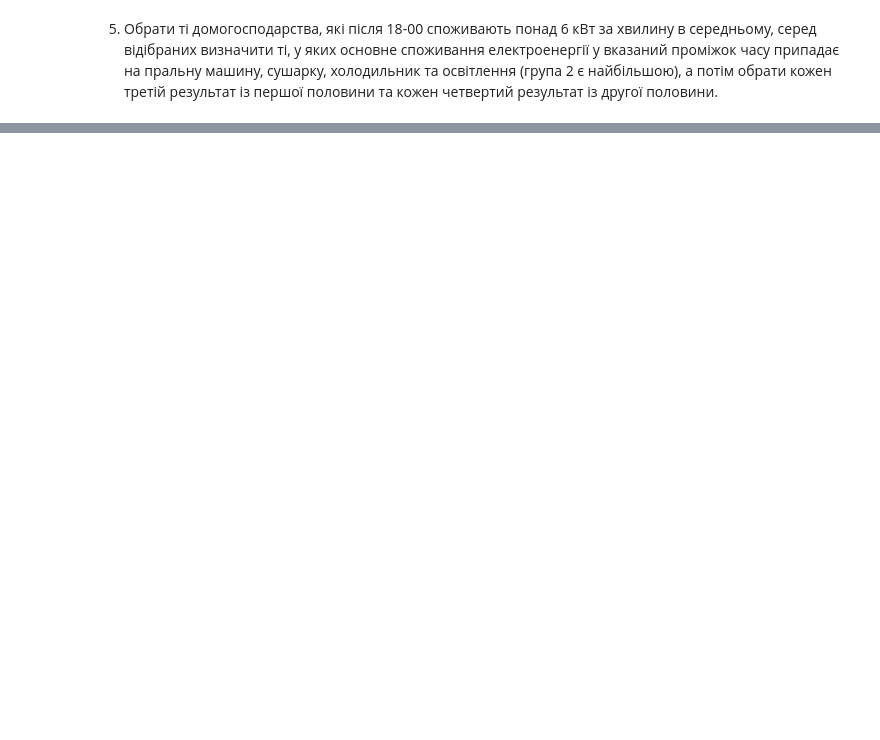
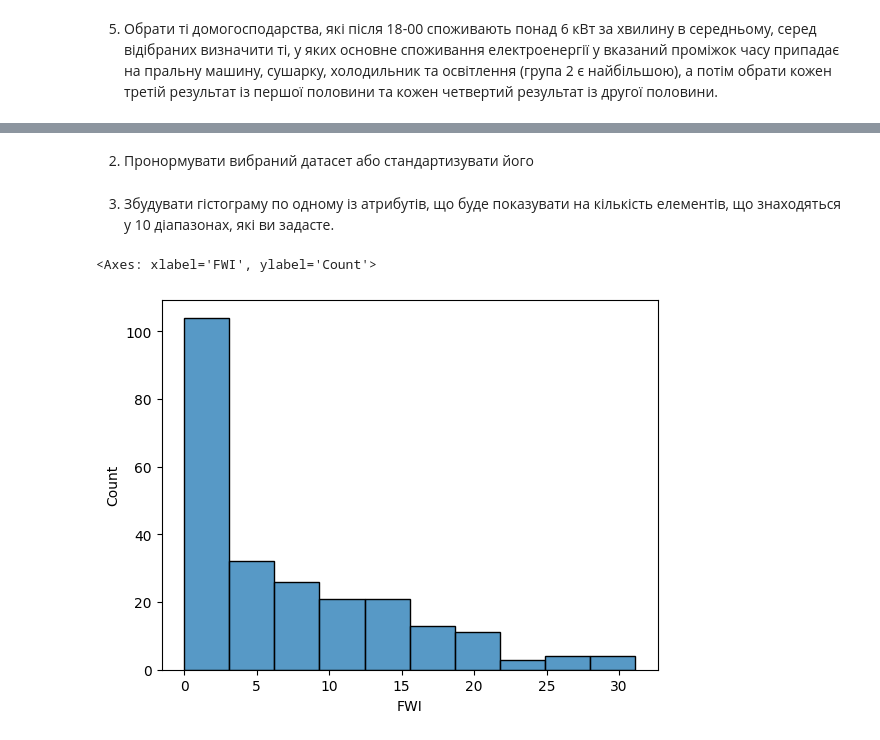
Before and after one commit to DeFonff/labs, a Jupyter notebook: lab4/4.ipynb, the cells around one changed output, grey strips where cells are left out. Cells and saved outputs as stored; diff of their text form; code cells hidden in the pictures; blank space fills up the shorter version.

```diff
--- a/lab4/4.ipynb
+++ b/lab4/4.ipynb
@@ -255,0 +273,15 @@ print("час для датафрейму", p, "\nдля numpy array", n)
+# %%
+np.set_printoptions(edgeitems=7)
+df = pd.read_csv("data2.csv")
+df['Classes'] = df["Classes"].str.strip()
+df['year'] = pd.to_datetime(df[["year", "month", "day"]])
+df.drop(columns=["month", "day"], inplace=True)
+df.rename(columns={"year":"date"}, inplace=True)
+
+np_arr = np.genfromtxt("data2.csv", dtype=object, delimiter=',', skip_header=1)
+np_arr[:,0] = np.array([np.datetime64(f"{int(y)}-{int(m):02d}-{int(d):02d}") for d,m,y in np_arr[:,0:3]])
+np_arr = np.delete(np_arr, [1,2], axis=1)
+np_arr[:, 1:11] = np_arr[:, 1:11].astype(float)
+np_arr[:, 12] = np_arr[:, 12].astype(int)
+np_arr[:, 11] = np_arr[:, 11].astype(str)
+np_arr[:, 11] = [i.strip() for i in np_arr[:, 11]]
@@ -255,0 +290,5 @@ print("час для датафрейму", p, "\nдля numpy array", n)
+# %%
+df = df.dropna()
+np_arr = np_arr[~np.any(np.isnan(np_arr[:, 1:11].astype(float)), axis=1)]
+np_arr
+df
@@ -255,0 +309,2 @@ print("час для датафрейму", p, "\nдля numpy array", n)
+# %% [markdown]
+2. Пронормувати вибраний датасет або стандартизувати його
@@ -255,0 +333,8 @@ print("час для датафрейму", p, "\nдля numpy array", n)
+# %% [markdown]
+3. Збудувати гістограму по одному із атрибутів, що буде показувати на
+кількість елементів, що знаходяться у 10 діапазонах, які ви задасте.
+# %%
+sns.histplot(df["FWI"], bins=10)
+# %% [output]
+<Axes: xlabel='FWI', ylabel='Count'>
+[figure, added]
```
Also changed, not shown: parts of 21 cells of this notebook, 1 other file.
